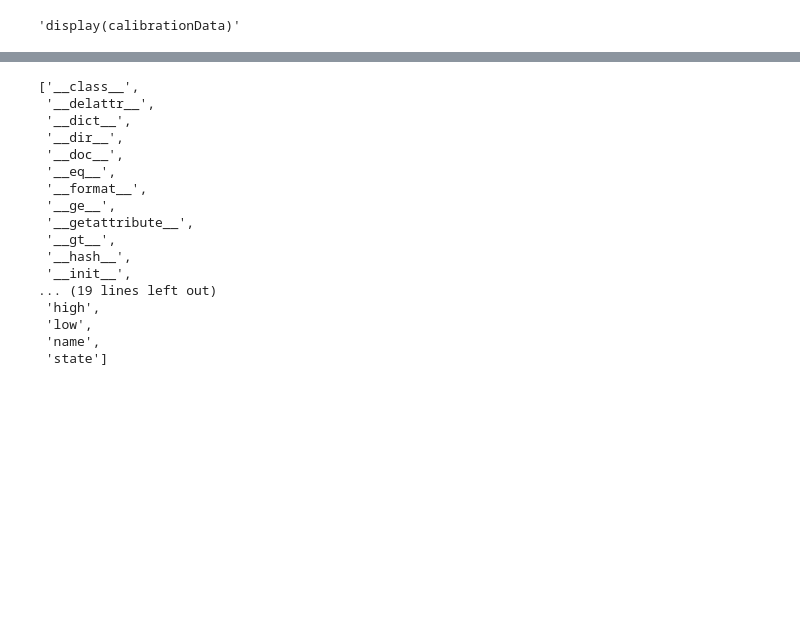
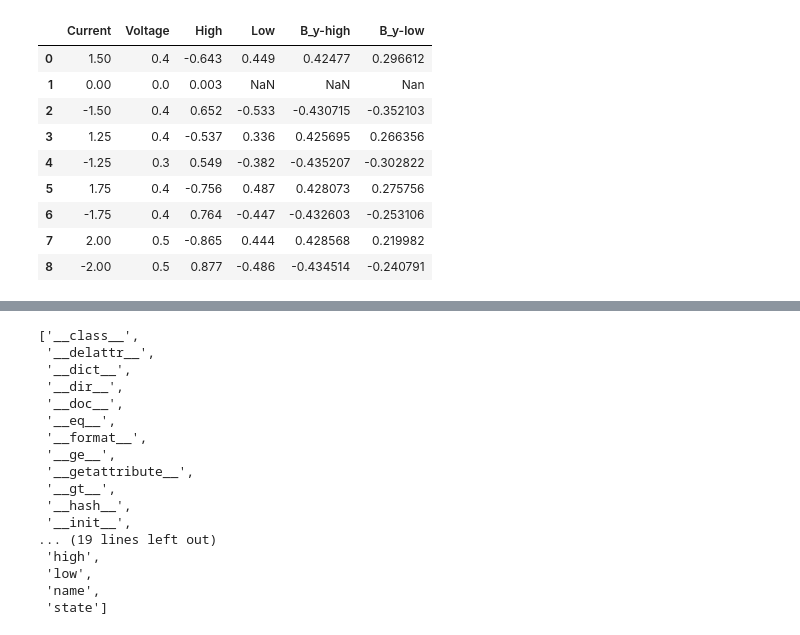
Before and after one commit to sanur98/Modern-Experimental-Physics-Project-1, a Jupyter notebook: project1.ipynb, the cells around one changed output, grey strips where cells are left out. Cells and saved outputs as stored; diff of their text form; code cells hidden in the pictures; blank space fills up the shorter version.

```diff
--- a/project1.ipynb
+++ b/project1.ipynb
@@ -31,7 +33,7 @@ class Sample:
 samples = {}
 listChiLow = []
 listChiHigh = []
-listChaiEffective = []
+listchiEffective = []
 listVolume = []
 for i in samplesData.index:
     name = samplesData['Sample'][i]
@@ -57,13 +59,13 @@ for i in samplesData.index:
         mass = float(samplesData['Mass'][i])
         vSample = calculateVolume(mass,density)
         vAir = volumeContainer - vSample
-        chaiEffective = chaiEffectiveEquation(vSample,samples[name].chiHigh,vAir)
-        samples[name].chaiEffective = chaiEffective
+        chiEffective = chiEffectiveEquation(vSample,samples[name].chiHigh,vAir)
+        samples[name].chiEffective = chiEffective
         samples[name].density = density
         samples[name].mass = mass
         samples[name].vSample = vSample
         samples[name].vAir = vAir
-        listChaiEffective.append(chaiEffective)
+        listchiEffective.append(chiEffective)
         listVolume.append(vSample)
     elif state == 'powderMix1':
         tMass = float(samplesData['Mass'][i])
@@ -74,18 +76,18 @@ for i in samplesData.index:
             mass = massPercentages[i] / 100 * tMass
             density = densityList[i]
             vSample += calculateVolume(mass,density)
-        chaiEffective = chaiEffectiveEquation(vSample,samples[name].chiHigh,vAir)
-        listChaiEffective.append(chaiEffective)
+        chiEffective = chiEffectiveEquation(vSample,samples[name].chiHigh,vAir)
+        listchiEffective.append(chiEffective)
         listVolume.append(vSample)
     elif state == 'solid':
         area = float(samplesData['width(mm)'][i])/100 * float(samplesData['depth(mm)'][i])/100
-        chaiEffective = (2* samples[name].high * MuNaught *g) /((area**2)*(beta**2))
+        chiEffective = (2* samples[name].high * MuNaught *g) /((area**2)*(beta**2))
         samples[name].area = area
-        samples[name].chaiEffective = chaiEffective
-        listChaiEffective.append(chaiEffective)
+        samples[name].chiEffective = chiEffective
+        listchiEffective.append(chiEffective)
         listVolume.append('NaN')
     else:
-        listChaiEffective.append('NaN')
+        listchiEffective.append('NaN')
         listVolume.append('NaN')
 # %%
 
@@ -141,6 +143,15 @@ for i in calibrationData.index:
 # %%
 calibrationData['B_y-high'] = listBetaYHigh
 calibrationData['B_y-low'] = listBetaYLow
-'display(calibrationData)'
+display(calibrationData)
 # %% [output]
-'display(calibrationData)'
+|  | Current | Voltage | High | Low | B_y-high | B_y-low |
+| 0 | 1.50 | 0.4 | -0.643 | 0.449 | 0.42477 | 0.296612 |
+| 1 | 0.00 | 0.0 | 0.003 | NaN | NaN | Nan |
+| 2 | -1.50 | 0.4 | 0.652 | -0.533 | -0.430715 | -0.352103 |
+| 3 | 1.25 | 0.4 | -0.537 | 0.336 | 0.425695 | 0.266356 |
+| 4 | -1.25 | 0.3 | 0.549 | -0.382 | -0.435207 | -0.302822 |
+| 5 | 1.75 | 0.4 | -0.756 | 0.487 | 0.428073 | 0.275756 |
+| 6 | -1.75 | 0.4 | 0.764 | -0.447 | -0.432603 | -0.253106 |
+| 7 | 2.00 | 0.5 | -0.865 | 0.444 | 0.428568 | 0.219982 |
+| 8 | -2.00 | 0.5 | 0.877 | -0.486 | -0.434514 | -0.240791 |
```
Also changed, not shown: parts of 10 cells of this notebook, 1 other file.
